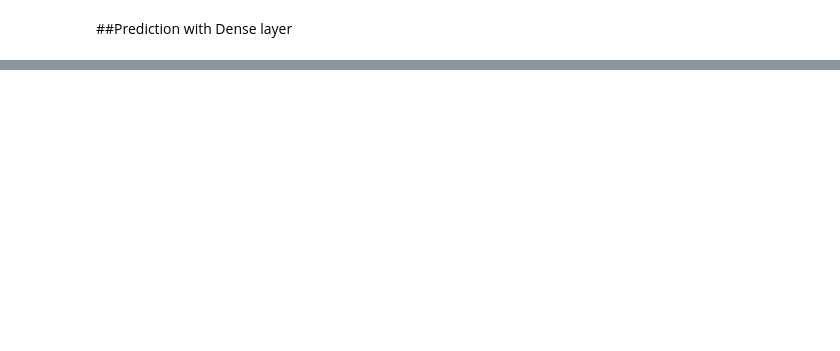
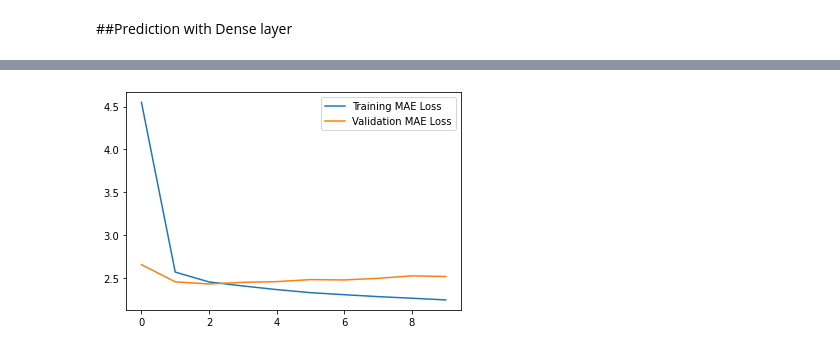
Before and after one commit to santoshrsarangi/tensorflow, a Jupyter notebook: timeseries/1_Time_Series_Forecasting_RNN.ipynb, the cells around one changed output, grey strips where cells are left out. Drawn from its saved outputs; the diff is of its cells as text; code cells hidden in the pictures; blank space fills up the shorter version.

```diff
--- a/timeseries/1_Time_Series_Forecasting_RNN.ipynb
+++ b/timeseries/1_Time_Series_Forecasting_RNN.ipynb
@@ -410,0 +485,25 @@ plt.show()
+# %%
+def get_rnn_model():
+
+  inputs = keras.Input(shape=(sequence_length, raw_data.shape[-1]))
+  x = layers.LSTM(16)(inputs)
+
+  outputs = keras.layers.Dense(1)(x)
+
+  model = keras.Model(inputs, outputs)
+
+  model.compile(optimizer="rmsprop",
+                loss = "mse",
+                metrics=['mae'])
+
+  return model
+# %%
+callbacks_rnn = [
+    keras.callbacks.ModelCheckpoint("weather_rnn.keras", save_bese_only=True)
+]
+# %%
+rnn_model = get_rnn_model()
+rnn_history = rnn_model.fit(training_data,
+                               validation_data = validation_data,
+                               epochs=10,
+                               callbacks = callbacks_rnn)
@@ -410,0 +538,9 @@ plt.show()
+# %%
+import matplotlib.pyplot as plt
+x = range(10)
+plt.plot(x, rnn_history.history['mae'], label="Training MAE Loss")
+plt.plot(x, rnn_history.history['val_mae'], label="Validation MAE Loss")
+plt.legend()
+plt.show()
+# %% [output]
+[figure, added]
```
Also changed, not shown: parts of 17 cells of this notebook.
